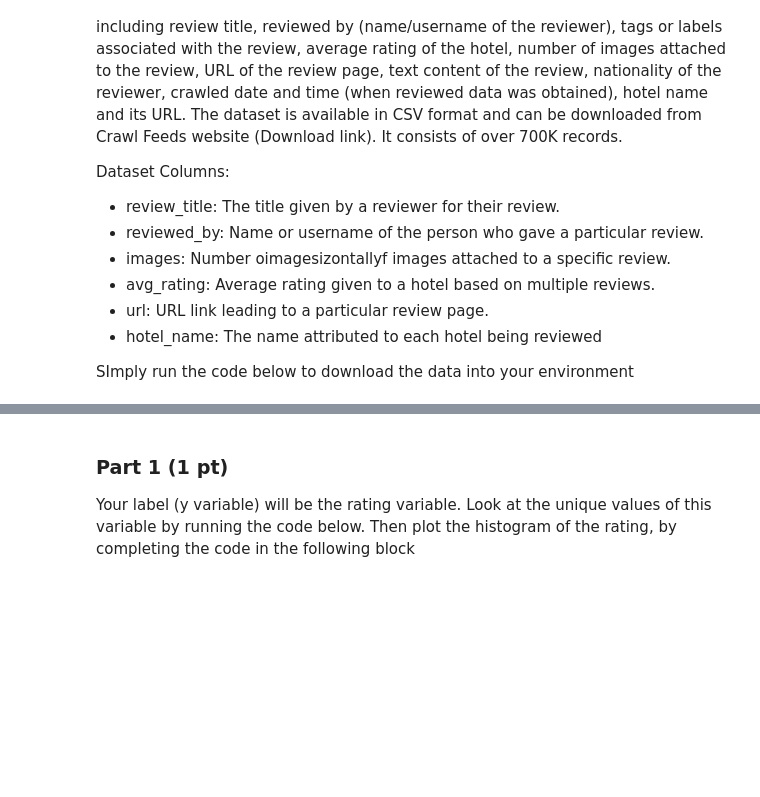
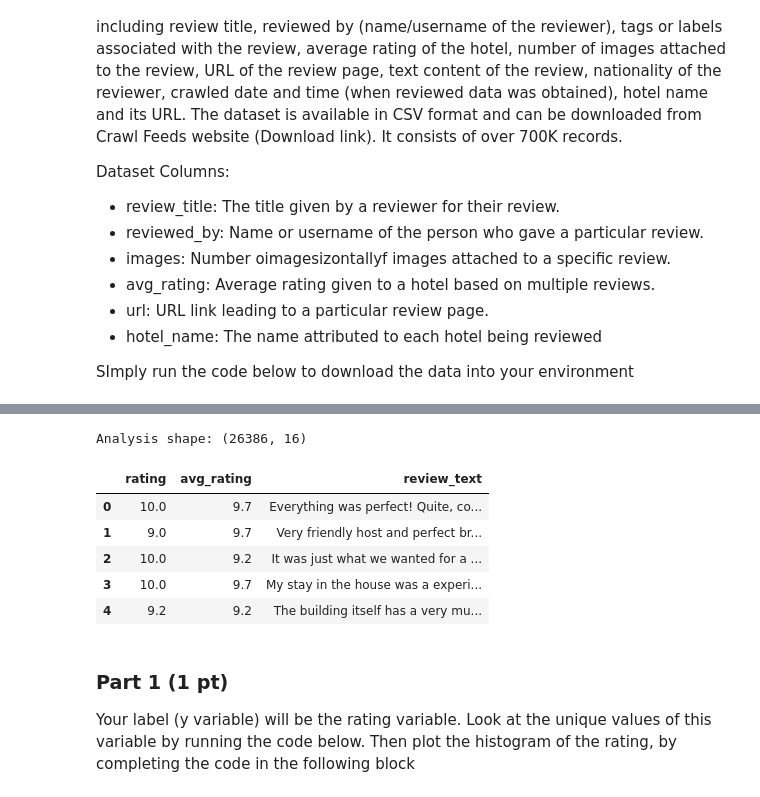
Before and after one commit to mashshaya/Study, a Jupyter notebook: MLEC/Homeworks/combined_homework.ipynb, the cells around one changed output, grey strips where cells are left out. Cells and saved outputs as stored; diff of their text form; code cells hidden in the pictures; blank space fills up the shorter version.

```diff
--- a/MLEC/Homeworks/combined_homework.ipynb
+++ b/MLEC/Homeworks/combined_homework.ipynb
@@ -69,3 +99,28 @@ None
+# %%
+required_columns = ["rating", "avg_rating", "review_text"]
+df = df_raw.dropna(subset=required_columns).copy()
+df["rating"] = pd.to_numeric(df["rating"], errors="coerce")
+df["avg_rating"] = pd.to_numeric(df["avg_rating"], errors="coerce")
+df = df.dropna(subset=["rating", "avg_rating"])
+df = df[(df["rating"] >= 1) & (df["rating"] <= 10) & (df["avg_rating"] >= 1) & (df["avg_rating"] <= 10)]
+df["review_text"] = df["review_text"].astype(str).str.replace(r"\s+", " ", regex=True).str.strip()
+df = df[df["review_text"].str.len() > 0]
+
+if len(df) > MAX_OBSERVATIONS:
+    df = df.sample(MAX_OBSERVATIONS, random_state=RANDOM_SEED).reset_index(drop=True)
+else:
+    df = df.reset_index(drop=True)
+
+print("Analysis shape:", df.shape)
+df[["rating", "avg_rating", "review_text"]].head()
+# %% [output]
+Analysis shape: (26386, 16)
+|  | rating | avg_rating | review_text |
+| 0 | 10.0 | 9.7 | Everything was perfect! Quite, co... |
+| 1 | 9.0 | 9.7 | Very friendly host and perfect br... |
+| 2 | 10.0 | 9.2 | It was just what we wanted for a ... |
+| 3 | 10.0 | 9.7 | My stay in the house was a experi... |
+| 4 | 9.2 | 9.2 | The building itself has a very mu... |
 # %% [markdown]
 ### Part 1 (1 pt)
 
```
Also changed, not shown: parts of 72 cells of this notebook.
